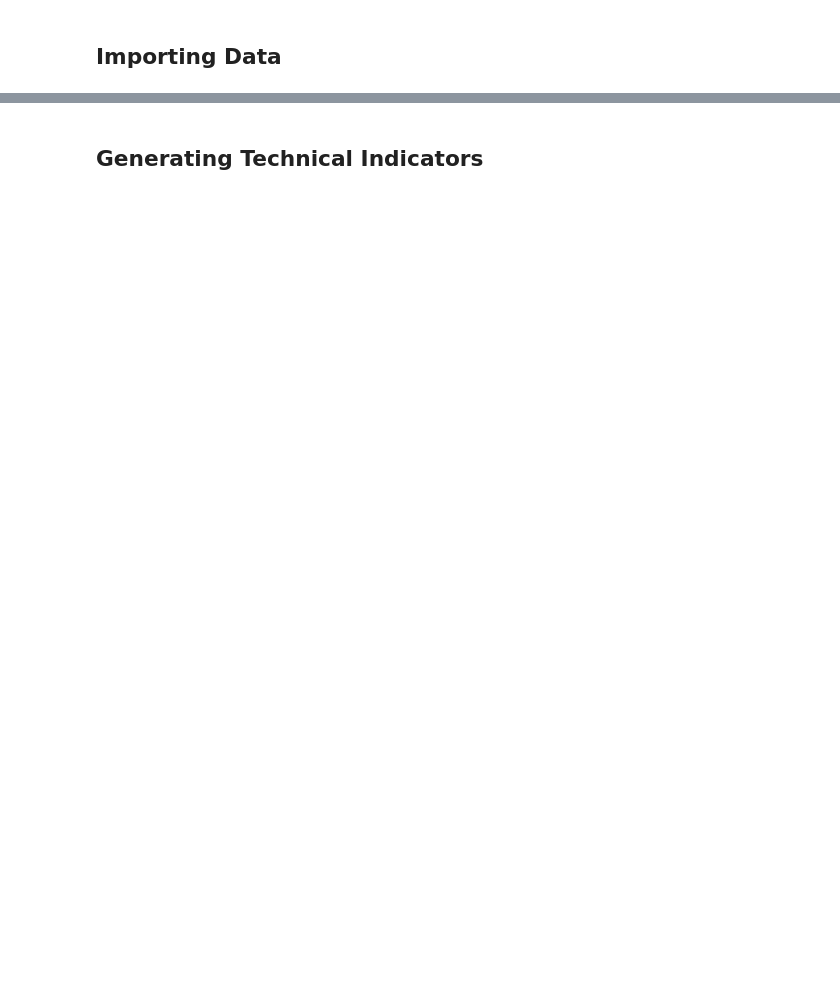
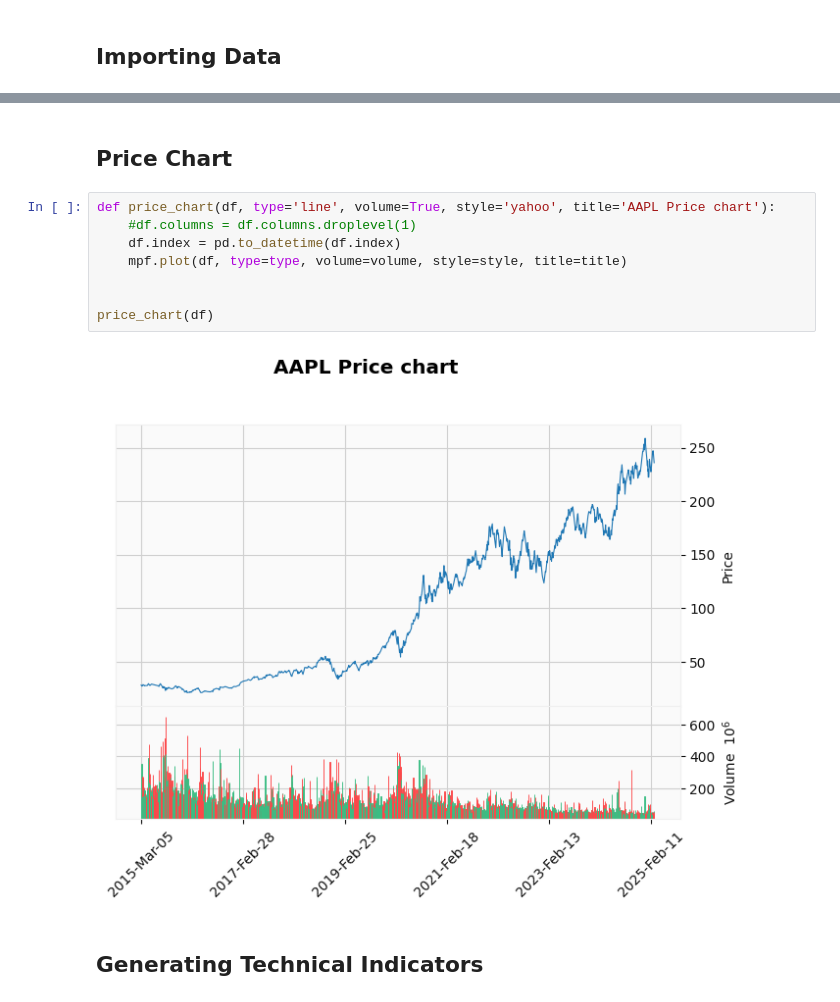
Before and after one commit to hediblk/algo-trader, a Jupyter notebook: model.ipynb, the cells around one changed output, grey strips where cells are left out. Drawn from its saved outputs; the diff is of its cells as text; blank space fills up the shorter version.

```diff
--- a/model.ipynb
+++ b/model.ipynb
@@ -33,3 +32,15 @@ df.head()
+# %% [markdown]
+## Price Chart
+# %%
+def price_chart(df, type='line', volume=True, style='yahoo', title='AAPL Price chart'):
+    #df.columns = df.columns.droplevel(1)
+    df.index = pd.to_datetime(df.index)
+    mpf.plot(df, type=type, volume=volume, style=style, title=title)
+
+
+price_chart(df)
+# %% [output]
+[figure, added]
 # %% [markdown]
 ## Generating Technical Indicators
 # %%
```
Also changed, not shown: parts of 23 cells of this notebook, 1 other file.
